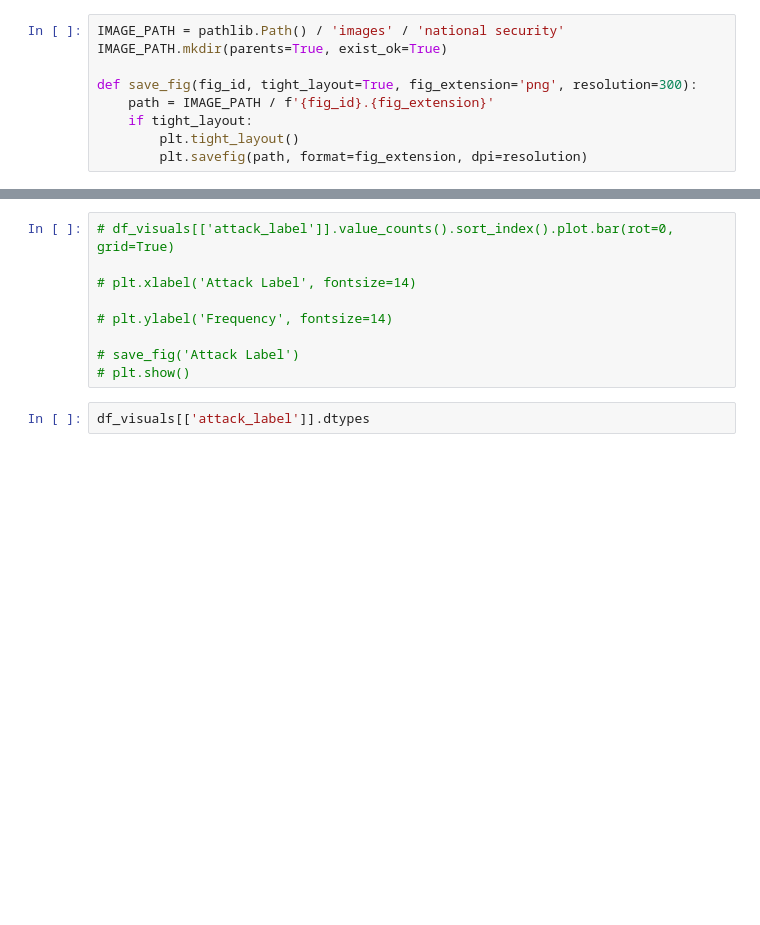
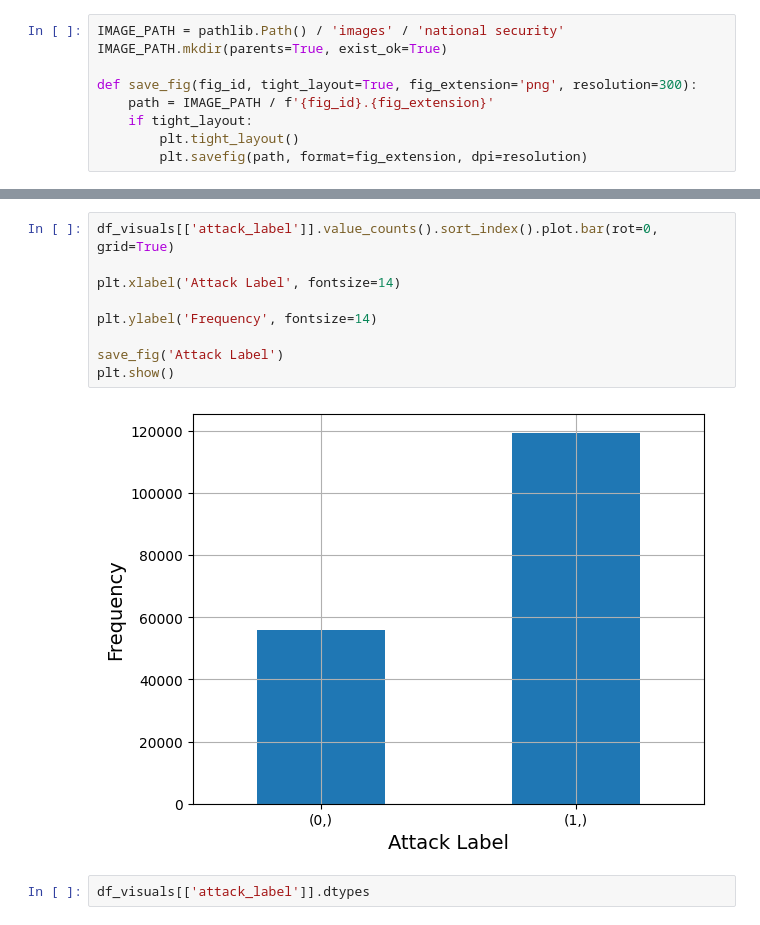
Before and after one commit to jim-X-AI/ResponseX, a Jupyter notebook: Intrusion detection system.ipynb, the cells around one changed output, grey strips where cells are left out. Saved outputs shown, nothing was run; the diff lists cells and outputs as text; blank space fills up the shorter version.

```diff
--- a/Intrusion detection system.ipynb
+++ b/Intrusion detection system.ipynb
@@ -383,12 +385,14 @@ def save_fig(fig_id, tight_layout=True, fig_extension='png', resolution=300):
 # %%
-# df_visuals[['attack_label']].value_counts().sort_index().plot.bar(rot=0, grid=True)
+df_visuals[['attack_label']].value_counts().sort_index().plot.bar(rot=0, grid=True)
 
-# plt.xlabel('Attack Label', fontsize=14)
+plt.xlabel('Attack Label', fontsize=14)
 
-# plt.ylabel('Frequency', fontsize=14)
+plt.ylabel('Frequency', fontsize=14)
 
-# save_fig('Attack Label')
-# plt.show()
+save_fig('Attack Label')
+plt.show()
+# %% [output]
+[figure, added]
 # %%
 df_visuals[['attack_label']].dtypes
 # %% [output]
```
Also changed, not shown: parts of 9 cells of this notebook.
